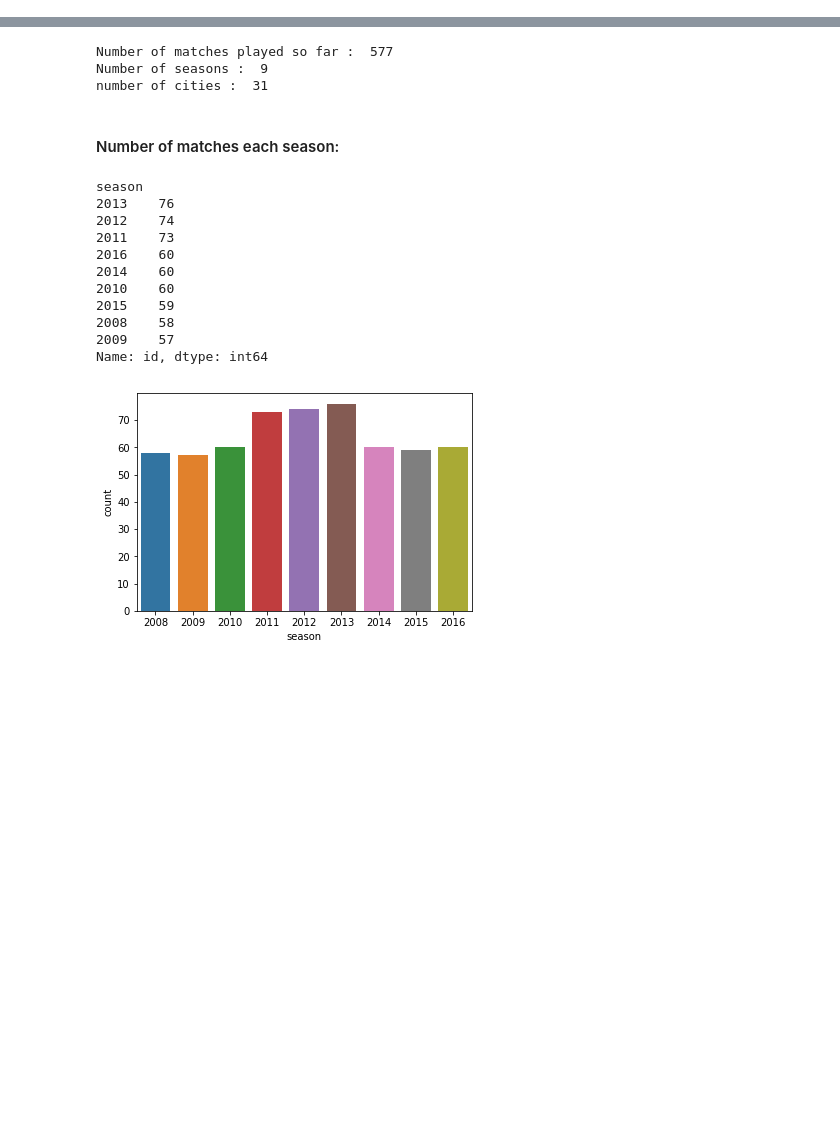
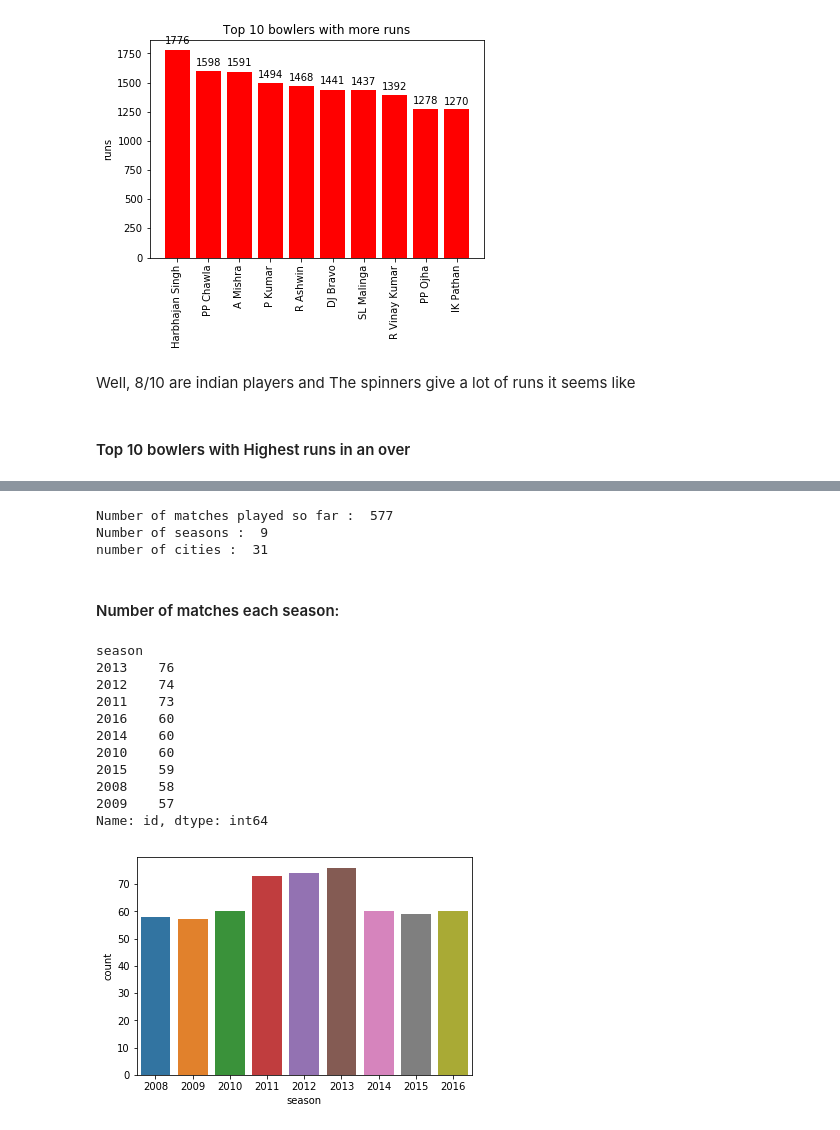
Before and after one commit to Madhu009/KaggleProblems, a Jupyter notebook: IPL-Data-Prediction/IPL_Data_analysis.ipynb, the cells around one changed output, grey strips where cells are left out. Saved outputs shown, nothing was run; the diff lists cells and outputs as text; code cells hidden in the pictures; blank space fills up the shorter version.

```diff
--- a/IPL-Data-Prediction/IPL_Data_analysis.ipynb
+++ b/IPL-Data-Prediction/IPL_Data_analysis.ipynb
@@ -5,0 +116,6 @@ import matplotlib.pyplot as plt
+# %%
+bowler_runs=score_df.groupby(['bowler'])['total_runs'].agg(lambda a: (a>0).sum()).reset_index().sort_values(by='bowler',
+                                                                                ascending=True).reset_index(drop=True)
+
+bowler_runs=bowler_runs.sort_values(by='total_runs',ascending=False)[:10]
+bowler_runs
@@ -5,0 +134,19 @@ import matplotlib.pyplot as plt
+# %%
+#plotting
+labels=np.array(bowler_runs['bowler'])
+ind=np.arange(len(labels))
+values=np.array(bowler_runs['total_runs'])
+fig,ax = plt.subplots()
+rects = ax.bar(ind,values,color='r')
+ax.set_xticklabels(labels,rotation='vertical')
+ax.set_xticks(ind)
+ax.set_title("Top 10 bowlers with more runs")
+ax.set_ylabel('runs')
+autolabel(rects)
+plt.show()
+# %% [output]
+[figure, added]
+# %% [markdown]
+Well, 8/10 are indian players and The spinners give a lot of runs it seems like
+# %% [markdown]
+#### Top 10 bowlers with Highest runs in an over
```
Also changed, not shown: parts of 65 cells of this notebook.
